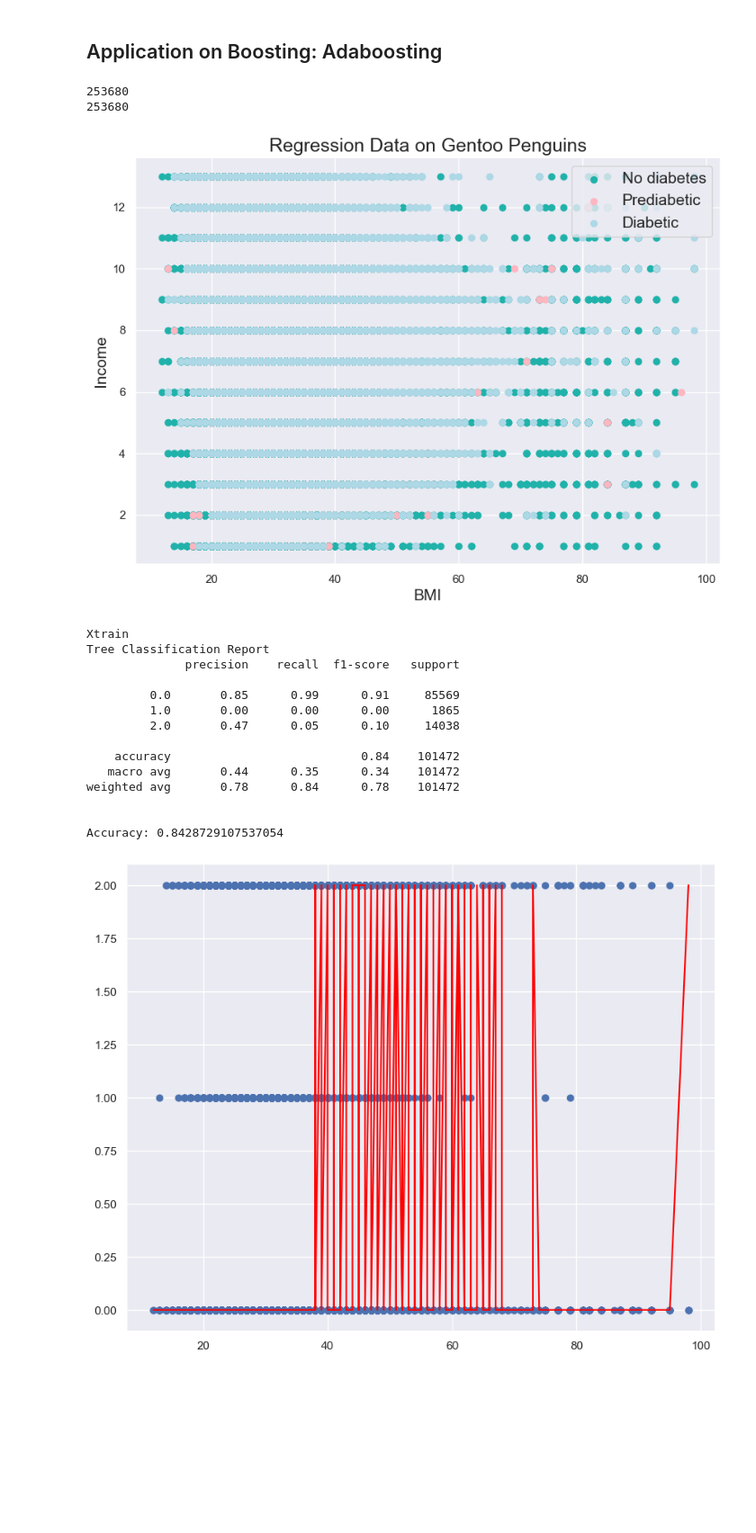
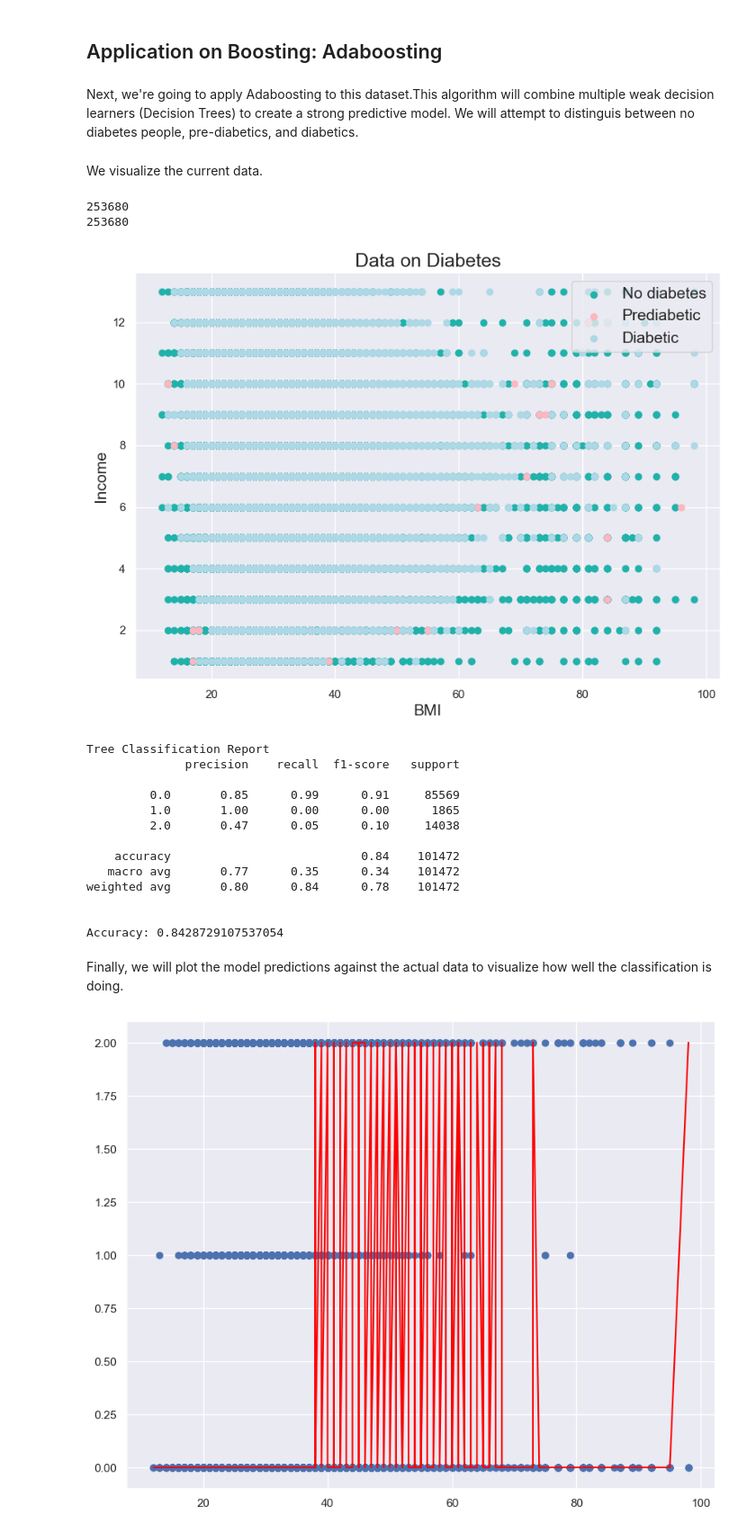
Before and after one commit to faithz314/INDE577, a Jupyter notebook: 577repo/Supervised Learning/7_Random Forests & Ensemble Learning/Diabetes Again.ipynb, the cells around one changed output. Shown at 90% size. Cells and saved outputs as stored; diff of their text form; code cells hidden in the pictures; blank space fills up the shorter version.

```diff
--- a/577repo/Supervised Learning/7_Random Forests & Ensemble Learning/Diabetes Again.ipynb
+++ b/577repo/Supervised Learning/7_Random Forests & Ensemble Learning/Diabetes Again.ipynb
@@ -125,33 +120,8 @@ Passing `palette` without assigning `hue` is deprecated and will be removed in v
 [figure]
 # %% [markdown]
 ## Application on Boosting: Adaboosting
-# %%
-print(len(df["BMI"]))
-print(len(df['Age']))
-
-
-plt.figure(figsize = (10, 7))
-plt.scatter(none.BMI,
-            none.Age,
-            color = "lightseagreen",
-            label = "No diabetes")
-plt.scatter(pre.BMI,
-            pre.Age,
-            color = "lightpink",
-            label = "Prediabetic")
-plt.scatter(diab.BMI,
-            diab.Age,
-            color = "lightblue",
-            label = "Diabetic")
-plt.xlabel("BMI", fontsize = 15)
-plt.ylabel("Income", fontsize = 15)
-plt.legend(fontsize = 15)
-plt.title("Regression Data on Gentoo Penguins", fontsize = 18)
-plt.show()
-# %% [output]
-253680
-253680
-[figure, removed]
+# %% [markdown]
+Next, we're going to apply Adaboosting to this dataset.This algorithm will combine multiple weak decision learners (Decision Trees) to create a strong predictive model. We will attempt to distinguis between no diabetes people, pre-diabetics, and diabetics.
 # %%
 X1= df[["BMI", "Age"]].values
 y1= df["Diabetes_012"].values
@@ -159,10 +129,38 @@ y1= df["Diabetes_012"].values
 none= df[df['Diabetes_012']==0]
 pre= df[df['Diabetes_012']==1]
 diab= df[df['Diabetes_012']==2]
+# %% [markdown]
+We visualize the current data.
+# %%
+print(len(df["BMI"]))
+print(len(df['Age']))
+
+
+plt.figure(figsize = (10, 7))
+plt.scatter(none.BMI,
+            none.Age,
+            color = "lightseagreen",
+            label = "No diabetes")
+plt.scatter(pre.BMI,
+            pre.Age,
+            color = "lightpink",
+            label = "Prediabetic")
+plt.scatter(diab.BMI,
+            diab.Age,
+            color = "lightblue",
+            label = "Diabetic")
+plt.xlabel("BMI", fontsize = 15)
+plt.ylabel("Income", fontsize = 15)
+plt.legend(fontsize = 15)
+plt.title("Data on Diabetes", fontsize = 18)
+plt.show()
+# %% [output]
+253680
+253680
+[figure, added]
 # %%
 from sklearn.ensemble import AdaBoostClassifier
 from sklearn.metrics import accuracy_score, classification_report
-
 from sklearn.tree import DecisionTreeClassifier
 
 Xtrain, Xtest, ytrain, ytest = train_test_split(X1,
@@ -178,24 +176,25 @@ ada_clf.fit(Xtrain, ytrain)
 ada_y_pred = ada_clf.predict(Xtest)
 
 print(f"Tree Classification Report")
-print(classification_report(ytest, ada_y_pred), "\n")
+print(classification_report(ytest, ada_y_pred, zero_division=1), "\n")
 accuracy = accuracy_score(ytest, ada_y_pred)
 print("Accuracy:", accuracy)
 # %% [output]
-Xtrain
 Tree Classification Report
               precision    recall  f1-score   support
 
          0.0       0.85      0.99      0.91     85569
-         1.0       0.00      0.00      0.00      1865
+         1.0       1.00      0.00      0.00      1865
          2.0       0.47      0.05      0.10     14038
 
     accuracy                           0.84    101472
-   macro avg       0.44      0.35      0.34    101472
-weighted avg       0.78      0.84      0.78    101472
+   macro avg       0.77      0.35      0.34    101472
+weighted avg       0.80      0.84      0.78    101472
 
 
 Accuracy: 0.8428729107537054
+# %% [markdown]
+Finally, we will plot the model predictions against the actual data to visualize how well the classification is doing.
 # %%
 
 points = [(x[0], y, z) for x, y, z in zip(Xtest, ada_y_pred, ytest)]
```
Also changed, not shown: parts of 5 cells of this notebook.
